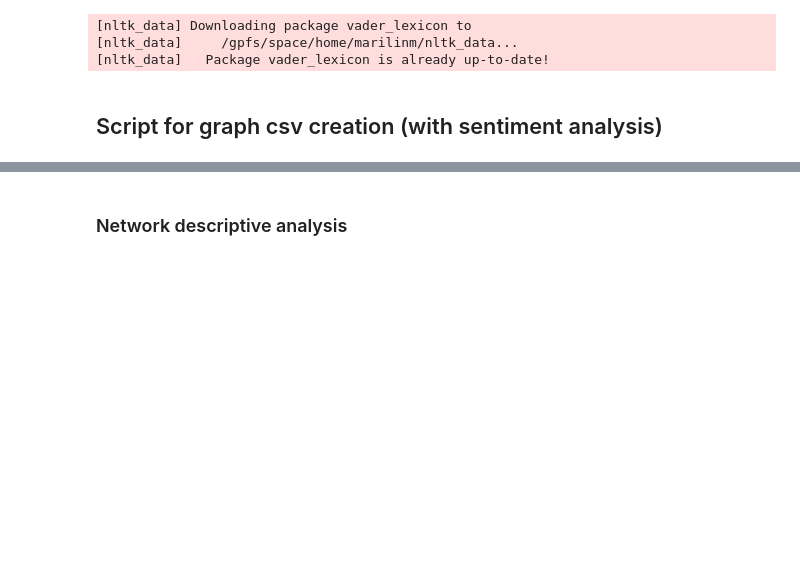
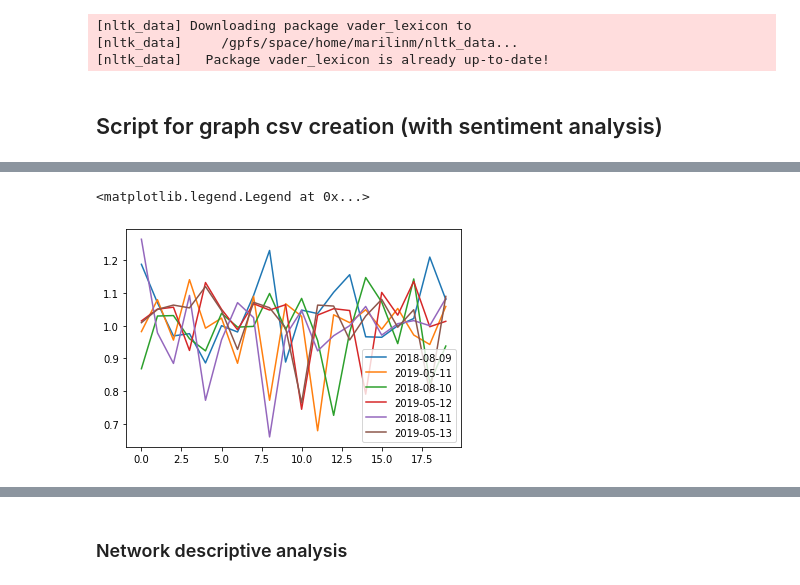
Before and after one commit to marilin99/Net_sci_sports, a Jupyter notebook: Network analysis/test.ipynb, the cells around one changed output, grey strips where cells are left out. Drawn from its saved outputs; the diff is of its cells as text; code cells hidden in the pictures; blank space fills up the shorter version.

```diff
--- a/Network analysis/test.ipynb
+++ b/Network analysis/test.ipynb
@@ -146,0 +171,7 @@ See the caveats in the documentation: https://pandas.pydata.org/pandas-docs/stab
+# %%
+for i in range(len(avg_sent)):
+    plt.plot(avg_sent[i], label = splitext(files[i].split("_")[-1])[0])
+plt.legend()
+# %% [output]
+<matplotlib.legend.Legend at 0x...>
+[figure, added]
```
Also changed, not shown: parts of 29 cells of this notebook.
